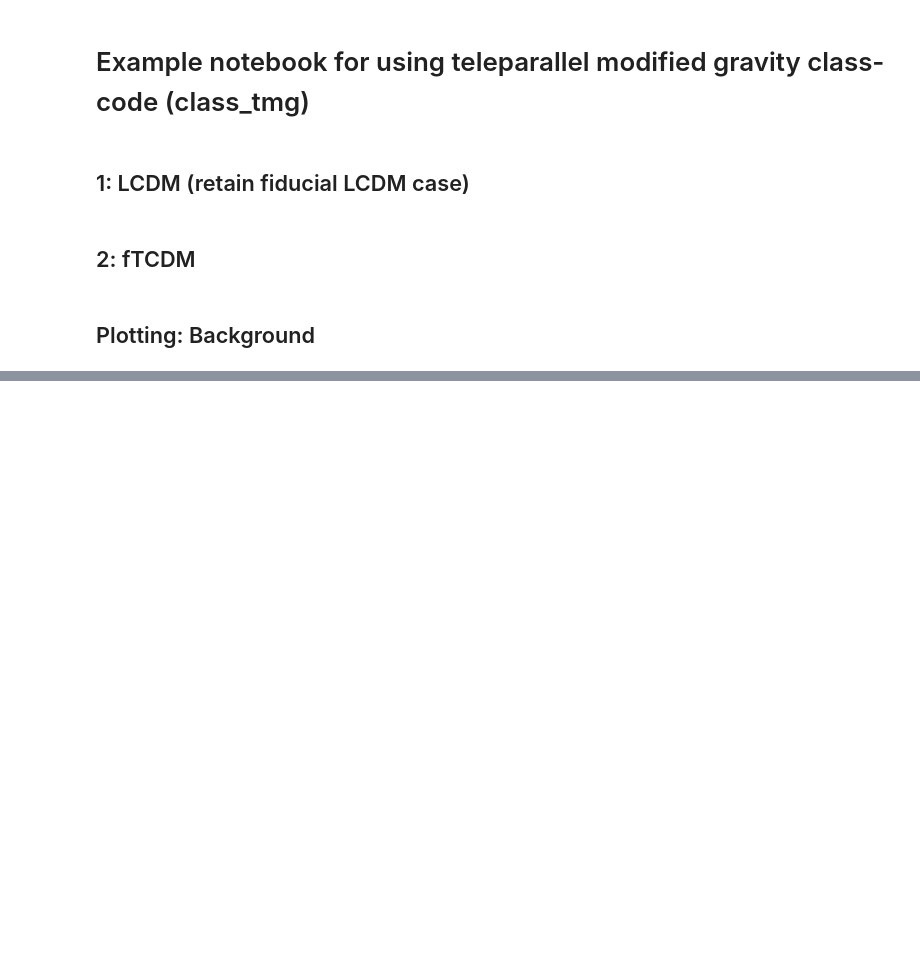
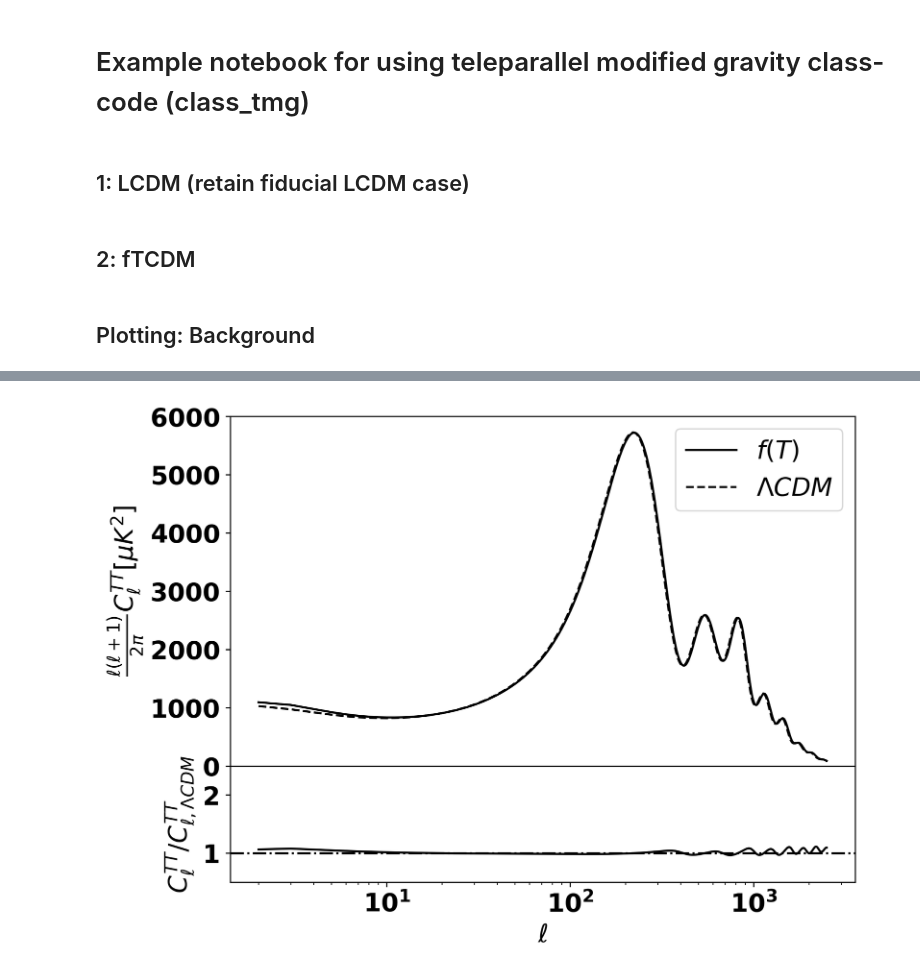
Before and after one commit to mwhashim/class_tmg, a Jupyter notebook: notebooks/TMG_tutorial.ipynb, the cells around one changed output, grey strips where cells are left out. Saved outputs shown, nothing was run; the diff lists cells and outputs as text; code cells hidden in the pictures; blank space fills up the shorter version.

```diff
--- a/notebooks/TMG_tutorial.ipynb
+++ b/notebooks/TMG_tutorial.ipynb
@@ -84,0 +105,26 @@ plt.show()
+# %%
+fig, (ax,ax2) = plt.subplots(2,1,figsize = (8, 6),dpi = 128,sharex=True, gridspec_kw={'height_ratios': [3, 1]})
+plt.subplots_adjust(wspace=0.0, hspace=0.0)
+spectrum_start = 2
+spectrum_end = -1
+ell = model_fT.lensed_cl()['ell'][spectrum_start:spectrum_end]
+factor = ell*(ell+1)/(2*np.pi)
+ax.semilogx(ell, factor*model_fT.lensed_cl()['tt'][spectrum_start:spectrum_end]*(2.7255*1e6)**2, lw=1.5, c='k', ls='-', label=r'$f(T)$')
+ax2.semilogx(ell, (model_fT.lensed_cl()['tt'][spectrum_start:spectrum_end]/model_lcdm.lensed_cl()['tt'][spectrum_start:spectrum_end]), ls = '-', lw=1.5, c='k')
+
+ax.semilogx(ell, factor*model_lcdm.lensed_cl()['tt'][spectrum_start:spectrum_end]*(2.7255*1e6)**2, lw=1.5, label=r"$\Lambda CDM$", ls='--', color = 'k')
+ax.set_ylabel(r"$\frac{\ell(\ell+1)}{2\pi}C^{TT}_{\ell} [\mu K^2]$")
+#ax2.semilogx(ell, (model.raw_cl()['tt'][spectrum_start:spectrum_end]/model_lcdm.raw_cl()['tt'][spectrum_start:spectrum_end]), ls = '--', lw=0.7, color = 'k')
+ax2.axhline(y=1, color='k',ls='-.',lw=1.5)
+ax.set_ylim(0, 6e3)
+ax2.set_ylim(0.5, 2.5)
+
+# ax.errorbar(Planck18_ell, Planck18_TT_data, yerr=Planck18_TT_err_combined, markersize = '3', capsize = 1, elinewidth = 1, ls='none', color = 'k')
+
+ax2.set_ylabel(r"$C^{TT}_{\ell}/C^{TT}_{\ell, \Lambda CDM}$")
+plt.xlabel(r'$\ell$')
+ax.legend(ncol=1, fontsize=18)
+#plt.savefig(savedir + 'Cl_vs_l_fT_new.png', bbox_inches='tight')
+plt.show()
+# %% [output]
+[figure, added]
```
Also changed, not shown: parts of 4 cells of this notebook, 1 other file.
